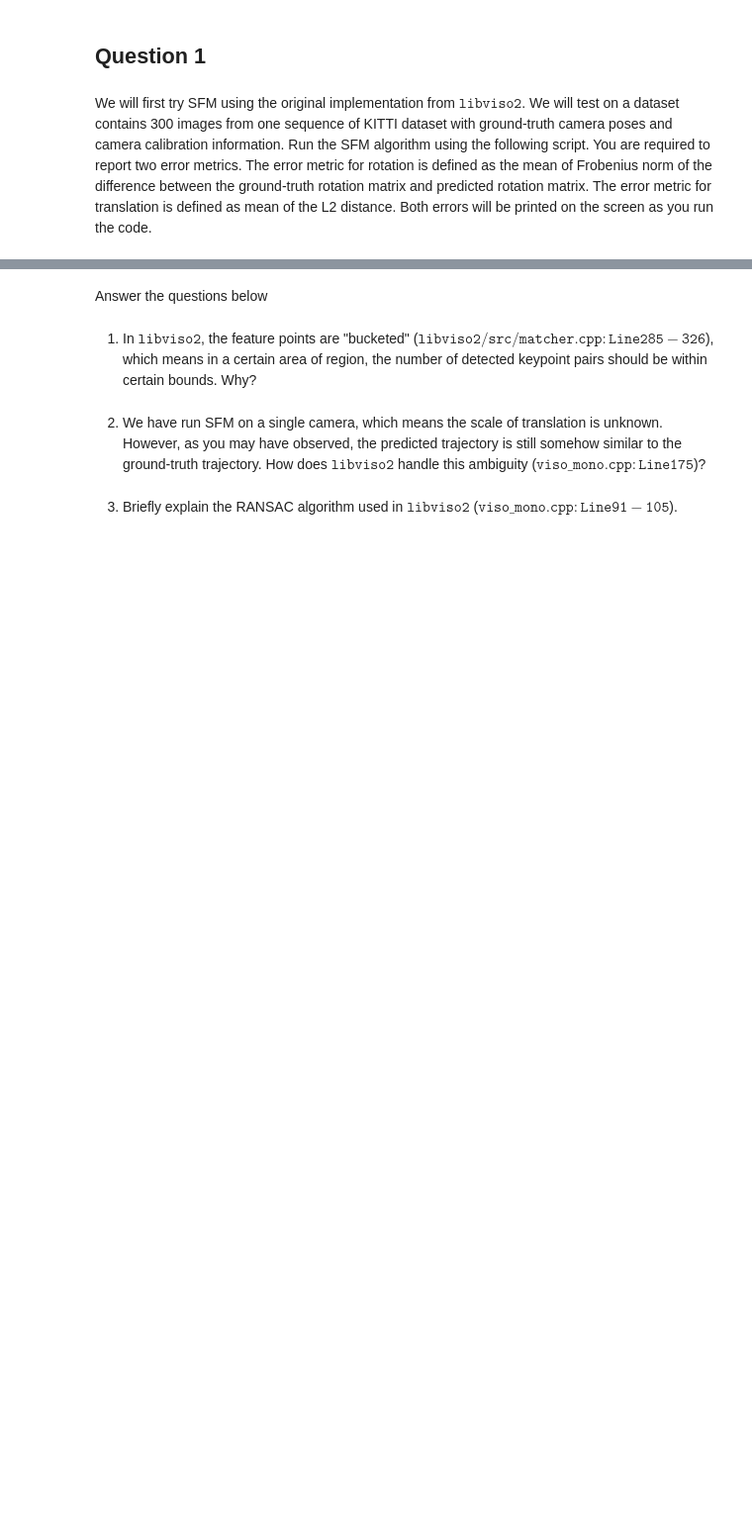
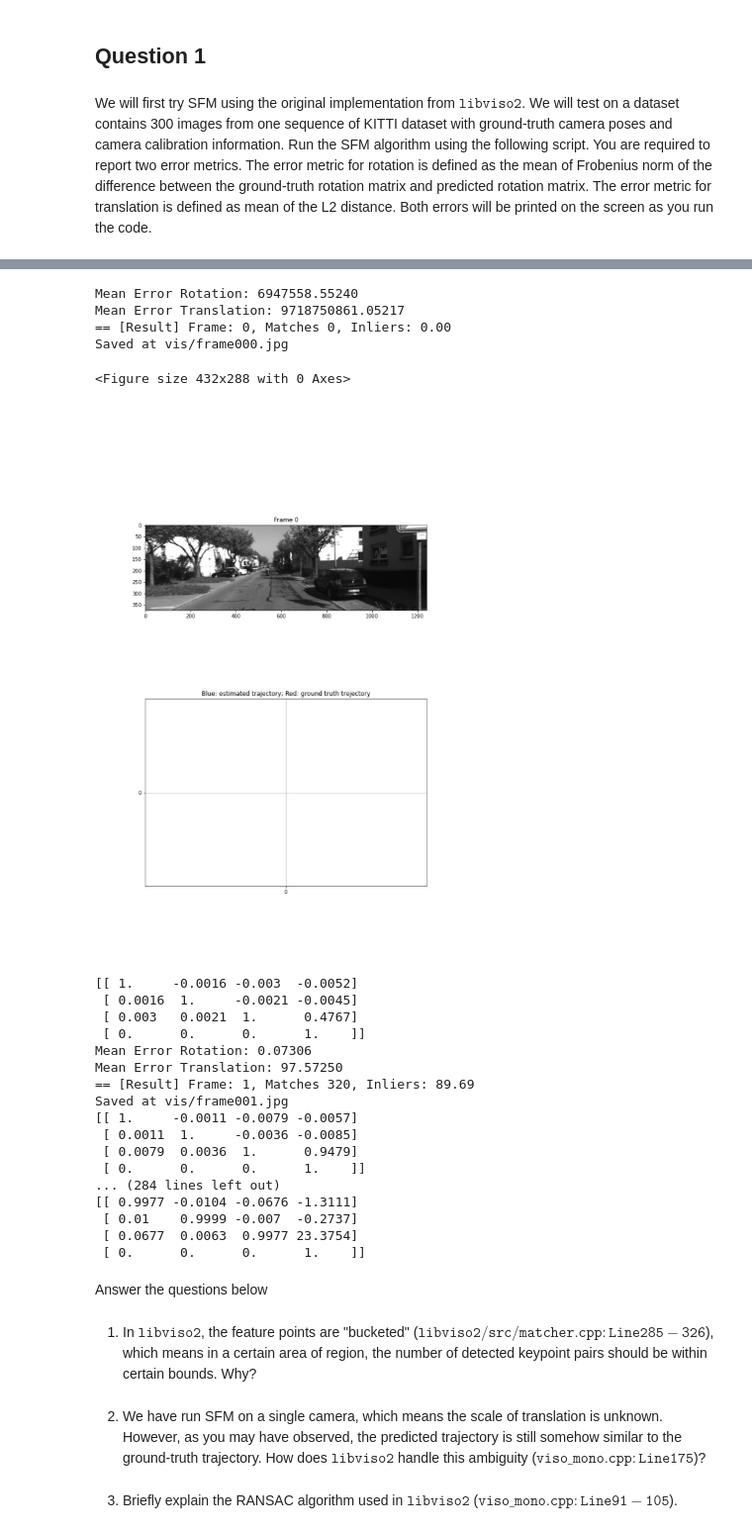
Before and after one commit to SatyamGaba/structure_from_motion, a Jupyter notebook: pyviso/demo_viso_mono.ipynb, the cells around one changed output, grey strips where cells are left out. Shown at 99% size. Saved outputs shown, nothing was run; the diff lists cells and outputs as text; code cells hidden in the pictures; blank space fills up the shorter version.

```diff
--- a/pyviso/demo_viso_mono.ipynb
+++ b/pyviso/demo_viso_mono.ipynb
@@ -170,34 +170,58 @@ for frame in range(first_frame, last_frame):
     Tgt_c = gtTr[k-1, 0:3, 3:4]
     Tgt = Tgt_c - Tgt_p
     # Compute errors
     errorRot, errorTrans = errorMetric(Rpred, Rgt, Tpred, Tgt)
     errorRotSum = errorRotSum + errorRot
     errorTransSum = errorTransSum + errorTrans
     # errorRot_list.append(errorRot)
     # errorTrans_list.append(errorTrans)
     print('Mean Error Rotation: %.5f'%(errorRotSum / (k-1+epi)))
     print('Mean Error Translation: %.5f'%(errorTransSum / (k-1+epi)))
 
 
 
     print('== [Result] Frame: %d, Matches %d, Inliers: %.2f'%(frame, num_matches, 100*num_inliers/(num_matches+1e-8)))
 
     if if_vis:
         # input('Paused; Press Enter to continue') # Option 1: Manually pause and resume
         if if_on_screen:
             plt.pause(0.1) # Or Option 2: enable to this to auto pause for a while after daring to enable animation in case of a delay in drawing
         vis_path = os.path.join(save_path, 'frame%03d.jpg'%frame)
         fig.savefig(vis_path)
         print('Saved at %s'%vis_path)
 
-        if frame % 50 == 0:
+        if frame % 50 == 0 or frame == last_frame-1:
             plt.figure(figsize=(10, 15))
             plt.imshow(plt.imread(vis_path))
             plt.axis('off')
             plt.show()
 
 
 # input('Press Enter to exit')
+# %% [output]
+Mean Error Rotation: 6947558.55240
+Mean Error Translation: 9718750861.05217
+== [Result] Frame: 0, Matches 0, Inliers: 0.00
+Saved at vis/frame000.jpg
+<Figure size 432x288 with 0 Axes>
+[figure, added]
+[[ 1.     -0.0016 -0.003  -0.0052]
+ [ 0.0016  1.     -0.0021 -0.0045]
+ [ 0.003   0.0021  1.      0.4767]
+ [ 0.      0.      0.      1.    ]]
+Mean Error Rotation: 0.07306
+Mean Error Translation: 97.57250
+== [Result] Frame: 1, Matches 320, Inliers: 89.69
+Saved at vis/frame001.jpg
+[[ 1.     -0.0011 -0.0079 -0.0057]
+ [ 0.0011  1.     -0.0036 -0.0085]
+ [ 0.0079  0.0036  1.      0.9479]
+ [ 0.      0.      0.      1.    ]]
+... (284 lines left out)
+[[ 0.9977 -0.0104 -0.0676 -1.3111]
+ [ 0.01    0.9999 -0.007  -0.2737]
+ [ 0.0677  0.0063  0.9977 23.3754]
+ [ 0.      0.      0.      1.    ]]
 # %% [markdown]
 Answer the questions below
 # %% [markdown]
```
Also changed, not shown: parts of 10 cells of this notebook, 3 other files.
